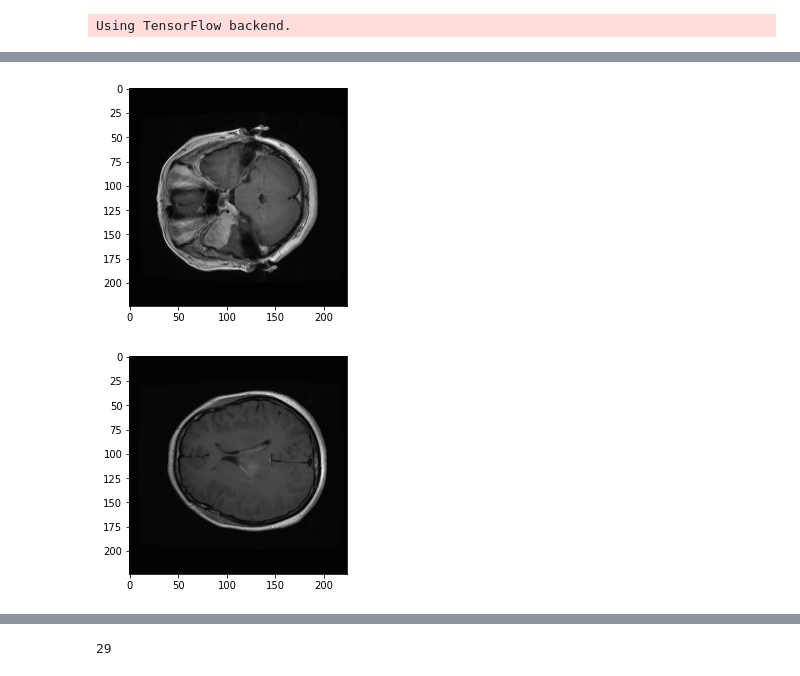
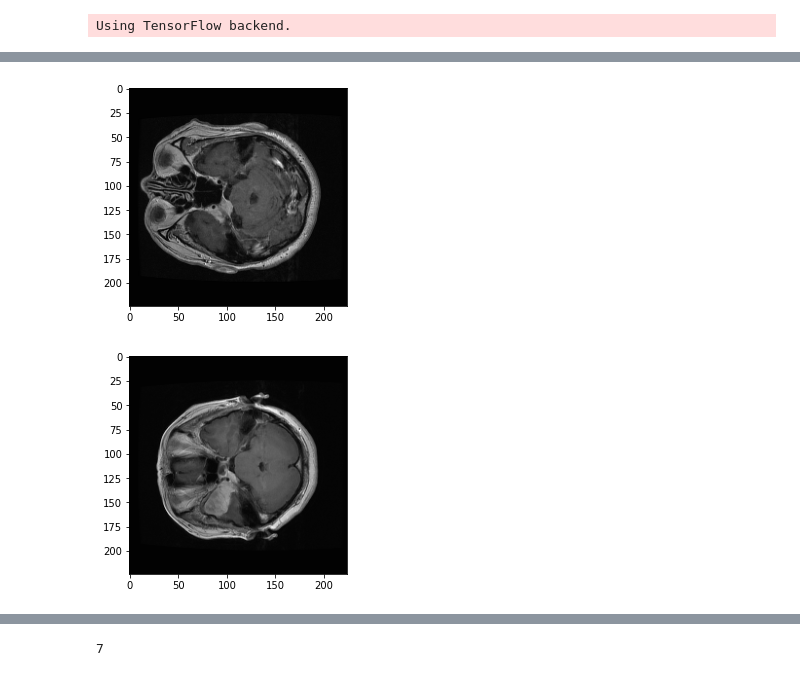
Before and after one commit to greyhound101/internship, a Jupyter notebook: Resnet_5_decay.ipynb, the cells around one changed output, grey strips where cells are left out. Saved outputs shown, nothing was run; the diff lists cells and outputs as text; code cells hidden in the pictures.

```diff
--- a/Resnet_5_decay.ipynb
+++ b/Resnet_5_decay.ipynb
@@ -229,7 +229,7 @@ times_last={}
         for ky in data.keys():
             dk[ky].extend(data[ky])
     return dk
-  index=4
+  index=5
   epoch=50
   pre_acc=0
   best=0
@@ -285,33 +285,33 @@ times_last={}
 
 
 
 
   #getting the accuracy
   new_acc=accuracy_score(pre,tst_y)
 
 
 
 
   #storing the predictions
   final_accuracy_last[fold]=new_acc
 
 
 
 
 
 
 
 
   #storing the answers
   answers_last[fold]=tst_y
 
 
 
 
   #freeing memory
   del([tst_x,tst_y])
   gc.collect()
 # %% [output]
-[figure, old version]
+[figure, new version]
-[figure, old version]
+[figure, new version]
 Epoch 1/1
@@ -334,4 +334,4 @@ Epoch 1/1
-29
+7
 # %%
 index=str(index)
 type='decay'
```
Also changed, not shown: parts of 4 cells of this notebook.
